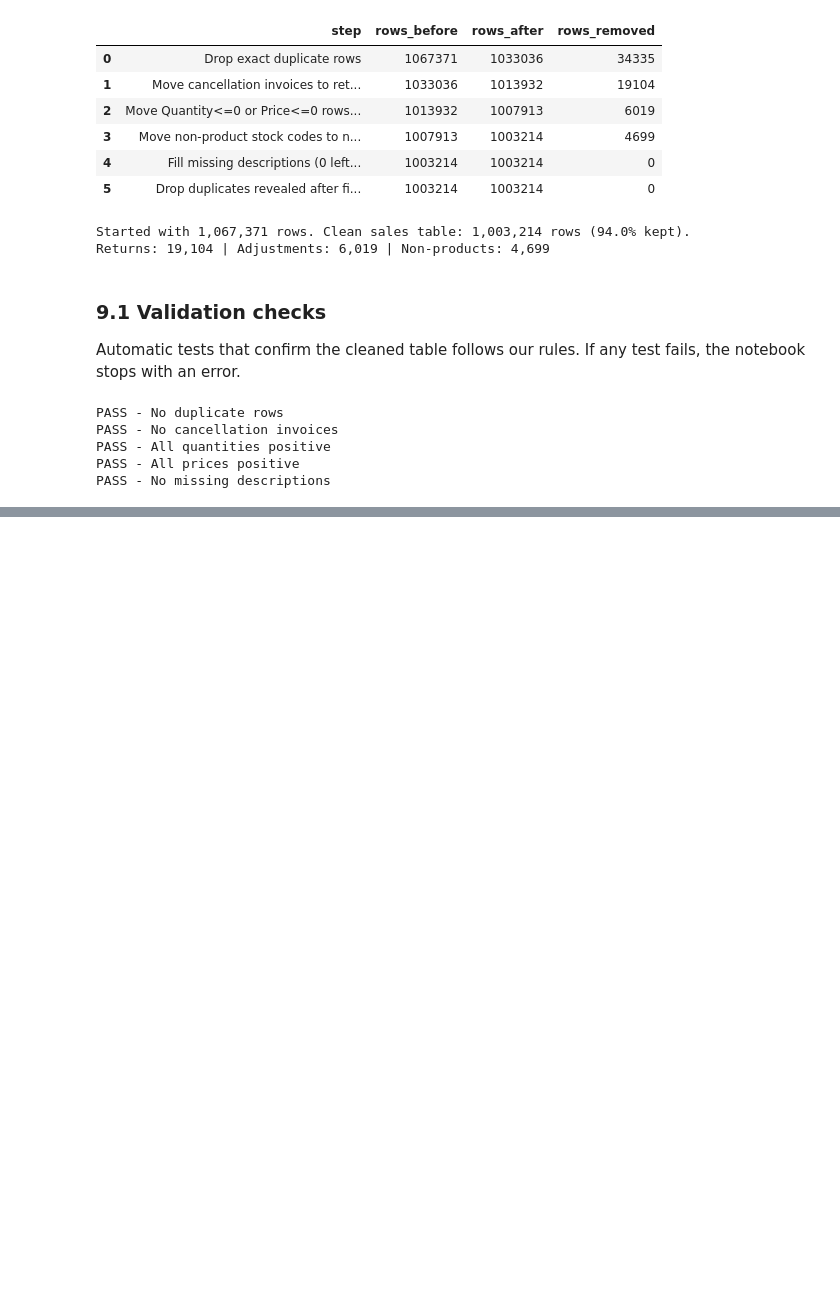
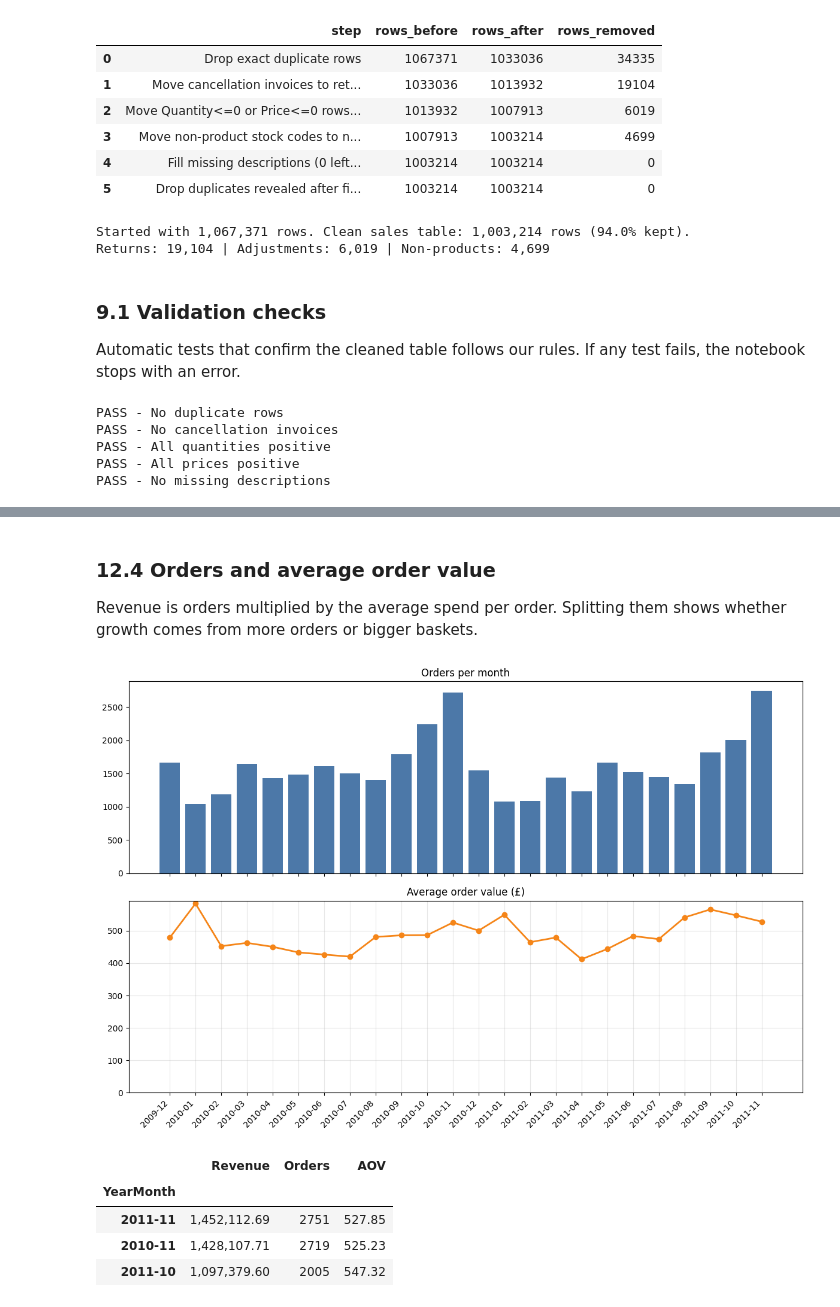
Before and after one commit to Anshitha9286/Capstone-project, a Jupyter notebook: sales_analytics.ipynb, the cells around one changed output, grey strips where cells are left out. Drawn from its saved outputs; the diff is of its cells as text; code cells hidden in the pictures; blank space fills up the shorter version.

```diff
--- a/sales_analytics.ipynb
+++ b/sales_analytics.ipynb
@@ -380,0 +411,4 @@ PASS - No missing descriptions
+# %%
+q_cut = sales["Quantity"].quantile(0.999)
+sales["IsBulkLine"] = sales["Quantity"] > q_cut
+print(f"Bulk threshold: {q_cut:,.0f} units -> {sales['IsBulkLine'].sum():,} lines flagged")
@@ -380,0 +586,26 @@ PASS - No missing descriptions
+# %% [markdown]
+### 12.4 Orders and average order value
+Revenue is orders multiplied by the average spend per order. Splitting them shows whether growth comes from more orders or bigger baskets.
+# %%
+m = full.groupby("YearMonth").agg(Revenue=("Revenue", "sum"), Orders=("Invoice", "nunique"))
+m["AOV"] = m["Revenue"] / m["Orders"]
+
+fig, (ax1, ax2) = plt.subplots(2, 1, figsize=(12, 8), sharex=True)
+ax1.bar(m.index.astype(str), m["Orders"], color="#4c78a8")
+ax1.set_title("Orders per month")
+ax2.plot(m.index.astype(str), m["AOV"], marker="o", linewidth=2, color="#f58518")
+ax2.set_title("Average order value (£)")
+ax2.set_ylim(0, None)
+ax2.grid(alpha=0.3)
+plt.xticks(rotation=45, ha="right")
+plt.tight_layout()
+plt.show()
+
+m.sort_values("Revenue", ascending=False).head(3)
+# %% [output]
+[figure, added]
+|  | Revenue | Orders | AOV |
+| YearMonth |  |  |  |
+| 2011-11 | 1,452,112.69 | 2751 | 527.85 |
+| 2010-11 | 1,428,107.71 | 2719 | 525.23 |
+| 2011-10 | 1,097,379.60 | 2005 | 547.32 |
```
Also changed, not shown: parts of 22 cells of this notebook.
